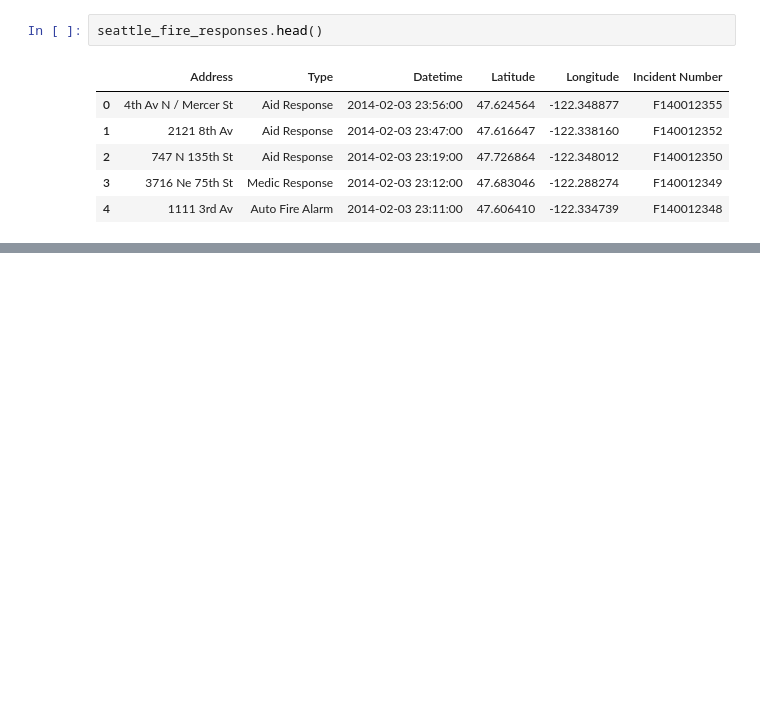
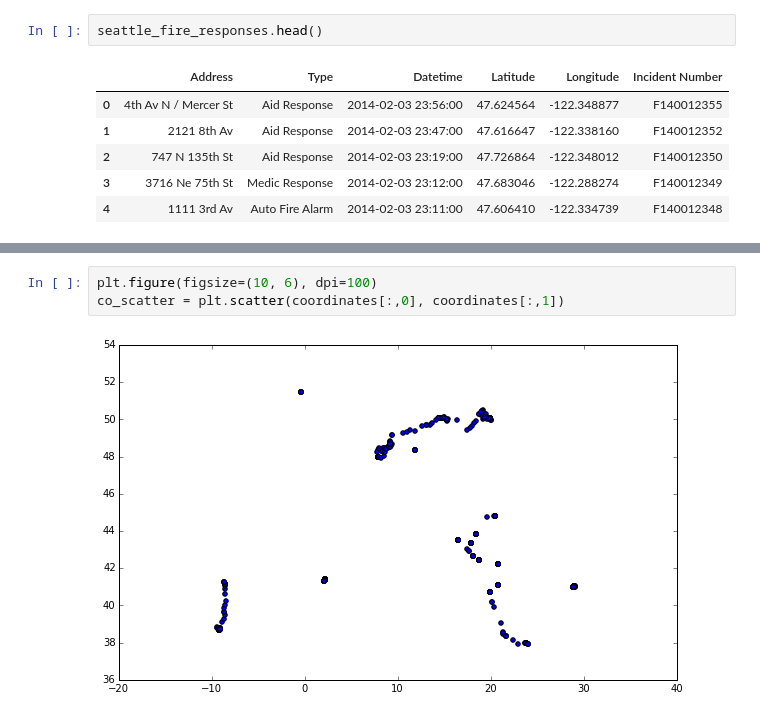
Before and after one commit to bcc2xp/2016NCCU, a Jupyter notebook: 20160330Demo.ipynb, the cells around one changed output, grey strips where cells are left out. Saved outputs shown, nothing was run; the diff lists cells and outputs as text; blank space fills up the shorter version.

```diff
--- a/20160330Demo.ipynb
+++ b/20160330Demo.ipynb
@@ -150,0 +155,5 @@ plot_hotspots(hotspots_via_random, seattle_fire_response_xys, radius_in_meters)
+# %%
+plt.figure(figsize=(10, 6), dpi=100)
+co_scatter = plt.scatter(coordinates[:,0], coordinates[:,1])
+# %% [output]
+[figure, added]
```
Also changed, not shown: parts of 32 cells of this notebook, 1 other file.
